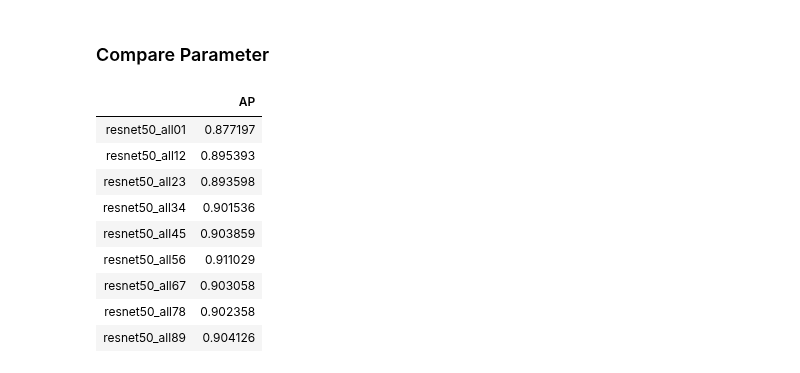
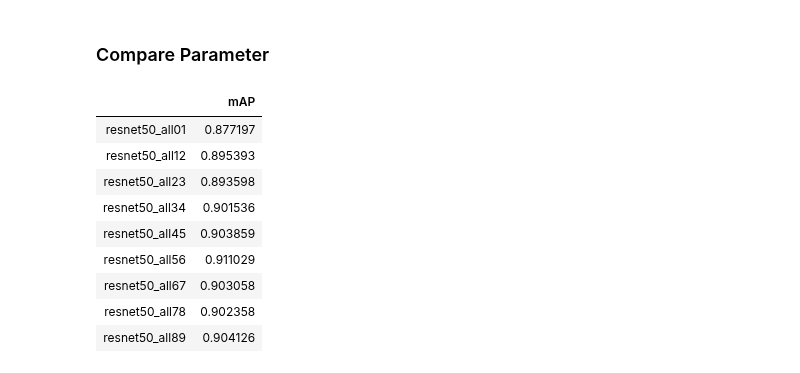
Before and after one commit to keiiti975/Insect_Phenology_Detector, a Jupyter notebook: result/master_paper/classification/compare_method/compare_method.ipynb, the cells around one changed output. Cells and saved outputs as stored; diff of their text form; code cells hidden in the pictures.

```diff
--- a/result/master_paper/classification/compare_method/compare_method.ipynb
+++ b/result/master_paper/classification/compare_method/compare_method.ipynb
@@ -316,11 +316,11 @@ exp_name = ["resnet50_all01",
 exp_precision = [get_precisions(elem_df) for elem_df in exp_df]
 exp_ap = [elem_precision.mean() for elem_precision in exp_precision]
 # %%
-df = pd.DataFrame({"AP": exp_ap})
+df = pd.DataFrame({"mAP": exp_ap})
 df.index = exp_name
 df
 # %% [output]
-|  | AP |
+|  | mAP |
 | resnet50_all01 | 0.877197 |
 | resnet50_all12 | 0.895393 |
 | resnet50_all23 | 0.893598 |
```
Also changed, not shown: parts of 9 cells of this notebook, 2 other files.
